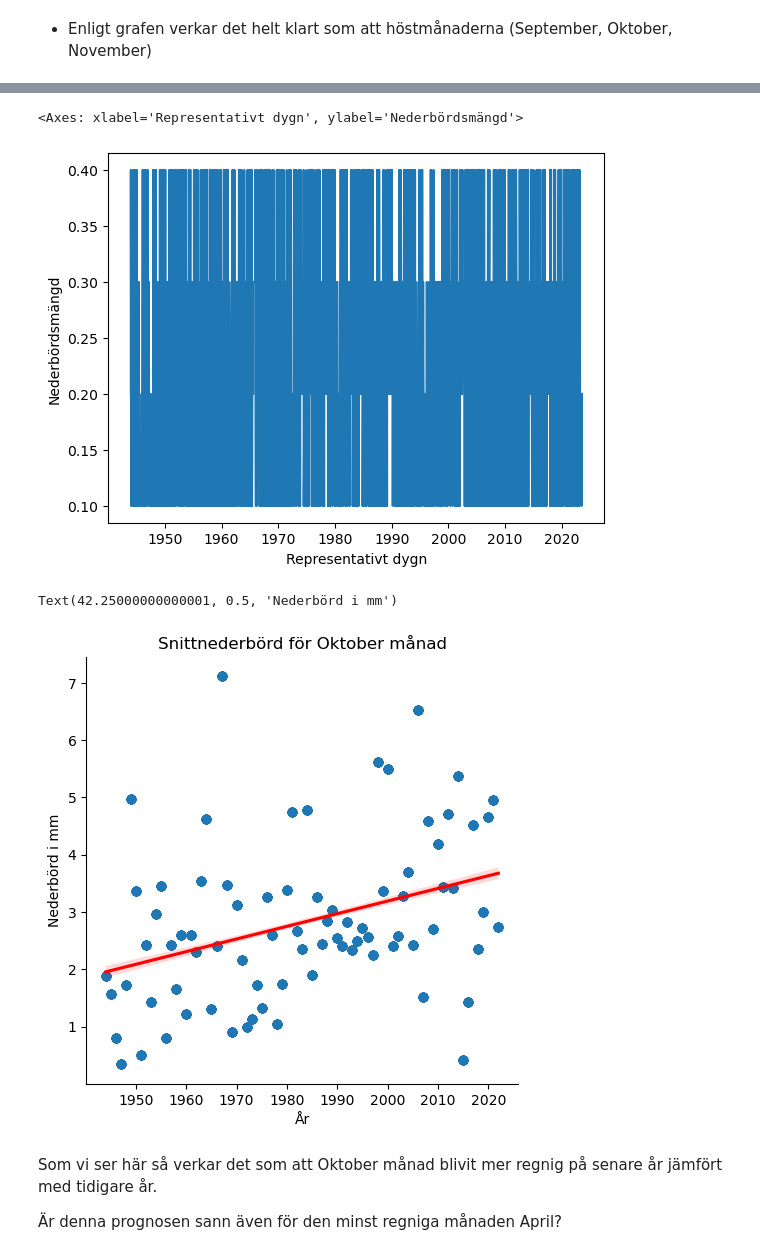
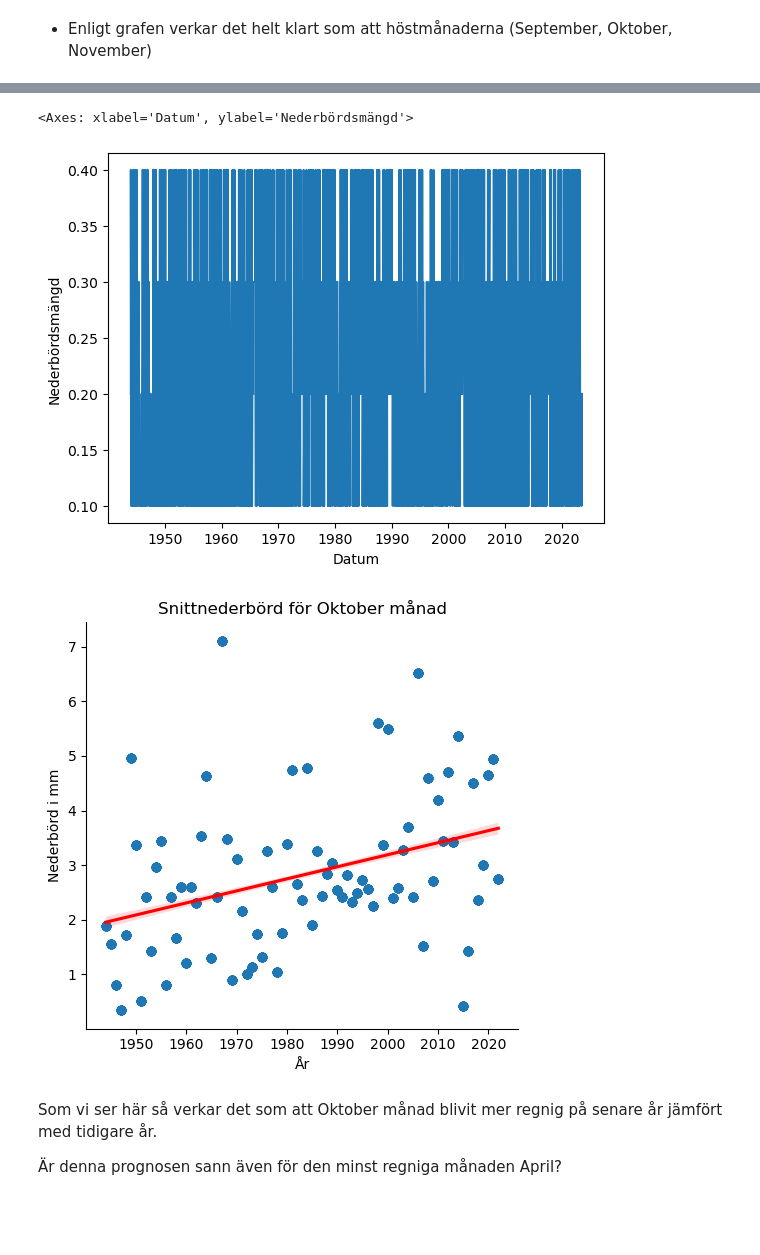
Before and after one commit to msteele919/projectwork, a Jupyter notebook: Kristoffer/plotting_rain.ipynb, the cells around one changed output, grey strips where cells are left out. Drawn from its saved outputs; the diff is of its cells as text; code cells hidden in the pictures; blank space fills up the shorter version.

```diff
--- a/Kristoffer/plotting_rain.ipynb
+++ b/Kristoffer/plotting_rain.ipynb
@@ -5,6 +5,7 @@ import matplotlib.pyplot as plt
 import seaborn as sns
 from scipy import stats
 # %%
-precip = pd.read_pickle("../Dataframes/df_precipitation.pkl")
+# precip = pd.read_pickle("../Dataframes/df_precipitation.pkl")
+precip = pd.read_pickle("../Dataframes/df_compiled_daily_precipitation_gbg_save.pkl")
 # %% [markdown]
 # Vid vilken period regnar det mest?
@@ -127,18 +212,18 @@ sns.lineplot(data=mattligtregn, x='Year', y='Nederbördsmängd')
 [figure]
 # %%
-sns.lineplot(data= lattregn, x= 'Representativt dygn', y= 'Nederbördsmängd')
+sns.lineplot(data= lattregn, x= 'Datum', y= 'Nederbördsmängd')
 # %% [output]
-<Axes: xlabel='Representativt dygn', ylabel='Nederbördsmängd'>
+<Axes: xlabel='Datum', ylabel='Nederbördsmängd'>
-[figure, old version]
+[figure, new version]
 # %%
-sns.lmplot(x='Year', y='Monthly avg', data=oktoberregn, line_kws={'color': 'red'})
+sns.lmplot(x='Year', y='Avg_nederbörd_per_dag', data=oktoberregn, line_kws={'color': 'red'})
 plt.title('Snittnederbörd för Oktober månad')
 plt.xlabel('År')
 plt.ylabel('Nederbörd i mm')
+plt.tight_layout()
 # plt.savefig('../plottar/oktoberregn.png')
 # %% [output]
-Text(42.25000000000001, 0.5, 'Nederbörd i mm')
-[figure, old version]
+[figure, new version]
 # %% [markdown]
  Som vi ser här så verkar det som att Oktober månad blivit mer regnig på senare år jämfört med tidigare år.
 
```
Also changed, not shown: parts of 23 cells of this notebook, 11 other files.
